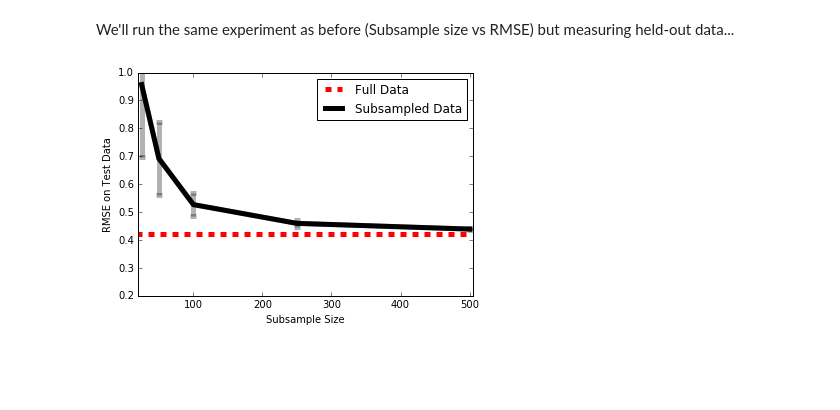
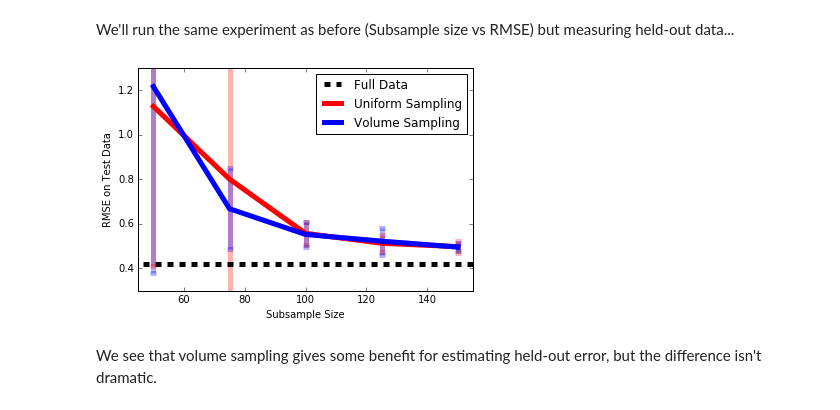
Before and after one commit to enalisnick/blog_sandbox, a Jupyter notebook: paper_summaries/Volume_Sampling_for_LR.ipynb, the cells around one changed output. Drawn from its saved outputs; the diff is of its cells as text; code cells hidden in the pictures; blank space fills up the shorter version.

```diff
--- a/paper_summaries/Volume_Sampling_for_LR.ipynb
+++ b/paper_summaries/Volume_Sampling_for_LR.ipynb
@@ -19,7 +19,7 @@ def get_OLS_estimate(X, y):
     if len(X.shape) < 2:
         return np.dot(X,y)/np.dot(X,X)
     else:
-        return np.dot(inv(np.dot(X.T, X) + .001*np.eye(X.shape[1])), np.dot(X.T, y))
+        return np.dot(inv(np.dot(X.T, X) + .0000001*np.eye(X.shape[1])), np.dot(X.T, y))
 
 def calc_subsample_probs(X, split_idxs):
     probs = []
@@ -59,12 +59,24 @@ Let's look at the distributions of lines estimated with using one data point...
 idx_probs = calc_subsample_probs(x, range(N))
 
 for i in range(100):
+    # volume
     sampled_idx = np.argmax(np.log(idx_probs) + np.random.gumbel(size=(N,)))
     w_hat = get_OLS_estimate(x[sampled_idx], y[sampled_idx])
-    plt.plot([-4, 4], [-4*w_hat, 4*w_hat], 'b-', linewidth=5, alpha=.2)
+    plt.plot([-4, 4], [-4*w_hat, 4*w_hat], 'b-', linewidth=5, alpha=.1)
+
+    # uniform
+    sampled_idx = np.argmax(np.log(1./N) + np.random.gumbel(size=(N,)))
+    w_hat = get_OLS_estimate(x[sampled_idx], y[sampled_idx])
+    plt.plot([-4, 4], [-4*w_hat, 4*w_hat], 'r-', linewidth=5, alpha=.1)
+
+
+plt.plot([-4, 4], [100, 100], 'b-', linewidth=5, label="Volume Sampling")
+plt.plot([-4, 4], [100, 100], 'r-', linewidth=5, label="Uniform Sampling")
+plt.plot([-4, 4], [-4*true_w_hat, 4*true_w_hat], 'y-', linewidth=5, label="True OLS Estimate")
 
 plt.plot(x, y, 'xk')
 plt.xlim([-4.5, 4.5])
 plt.ylim([-10, 10])
+plt.legend(loc=2)
 plt.show()
 # %% [output]
@@ -154,40 +184,58 @@ y_test = y_test[np.newaxis].T
 # %% [markdown]
 We'll run the same experiment as before (Subsample size vs RMSE) but measuring held-out data...
 # %%
-rmse_means = []
-rmse_stds = []
-split_sizes = [25, 50, 100, 250, 500]
+vol_rmse_means = []
+vol_rmse_stds = []
+uni_rmse_means = []
+uni_rmse_stds = []
+
+split_sizes = [50, 75, 100, 125, 150]
 N = X_train.shape[0]
 true_w_hat = get_OLS_estimate(X_train, y_train)
 
 for s in split_sizes:
     # make splits
     idxs = range(N)
     np.random.shuffle(idxs)
     idx_splits = [idxs[k*s:(k+1)*s] for k in range(N/s)]
 
     # get split probs
     idx_probs = calc_subsample_probs(X_train, idx_splits)
 
-    rmse = []
+    vol_rmse = []
+    uni_rmse = []
     # draw multiple samples
     for rerun in range(100):
+        # volume
         sampled_idx = np.argmax(np.log(idx_probs + .00001) + np.random.gumbel(size=(N/s,)))
         w_hat = get_OLS_estimate(X_train[idx_splits[sampled_idx]], y_train[idx_splits[sampled_idx]])
-        rmse.append(np.sqrt(np.mean(np.power(y_test-np.dot(X_test, w_hat),2))))
+        vol_rmse.append(np.sqrt(np.mean(np.power(y_test-np.dot(X_test, w_hat),2))))
 
-    rmse_means.append(np.mean(rmse))
-    rmse_stds.append(np.std(rmse))
+        # uniform
+        sampled_idx = np.argmax(np.log((s+0.)/N) + np.random.gumbel(size=(N/s,)))
+        w_hat = get_OLS_estimate(X_train[idx_splits[sampled_idx]], y_train[idx_splits[sampled_idx]])
+        uni_rmse.append(np.sqrt(np.mean(np.power(y_test-np.dot(X_test, w_hat),2))))
 
-plt.plot([0,501], [np.sqrt(np.mean(np.power(y_test-np.dot(X_test, true_w_hat),2)))]*2, '--', color='red', markersize=10, mew=5, linewidth=5, label="Full Data")
-plt.errorbar(split_sizes, rmse_means, yerr=rmse_stds, fmt='k-', markersize=10, mew=5, linewidth=5, alpha=.3)
-plt.plot(split_sizes, rmse_means, '-', color='black', markersize=10, mew=5, linewidth=5, label="Subsampled Data")
+    vol_rmse_means.append(np.mean(vol_rmse))
+    vol_rmse_stds.append(np.std(vol_rmse))
+    uni_rmse_means.append(np.mean(uni_rmse))
+    uni_rmse_stds.append(np.std(uni_rmse))
+
+plt.plot([0,501], [np.sqrt(np.mean(np.power(y_test-np.dot(X_test, true_w_hat),2)))]*2, '--', color='black', markersize=10, mew=5, linewidth=5, label="Full Data")
+
+plt.errorbar(split_sizes, uni_rmse_means, yerr=uni_rmse_stds, fmt='r-', markersize=10, mew=5, linewidth=5, alpha=.3)
+plt.plot(split_sizes, uni_rmse_means, '-', color='red', markersize=10, mew=5, linewidth=5, label="Uniform Sampling")
+
+plt.errorbar(split_sizes, vol_rmse_means, yerr=vol_rmse_stds, fmt='b-', markersize=10, mew=5, linewidth=5, alpha=.3)
+plt.plot(split_sizes, vol_rmse_means, '-', color='blue', markersize=10, mew=5, linewidth=5, label="Volume Sampling")
 
 plt.xlabel("Subsample Size")
 plt.ylabel("RMSE on Test Data")
-plt.xlim([20, 505])
-plt.ylim([0.2, 1])
+plt.xlim([45, 155])
+plt.ylim([0.3, 1.3])
 plt.legend(loc=1)
 plt.show()
 # %% [output]
-[figure, old version]
+[figure, new version]
+# %% [markdown]
+We see that volume sampling gives some benefit for estimating held-out error, but the difference isn't dramatic.
```
Also changed, not shown: parts of 7 cells of this notebook.
